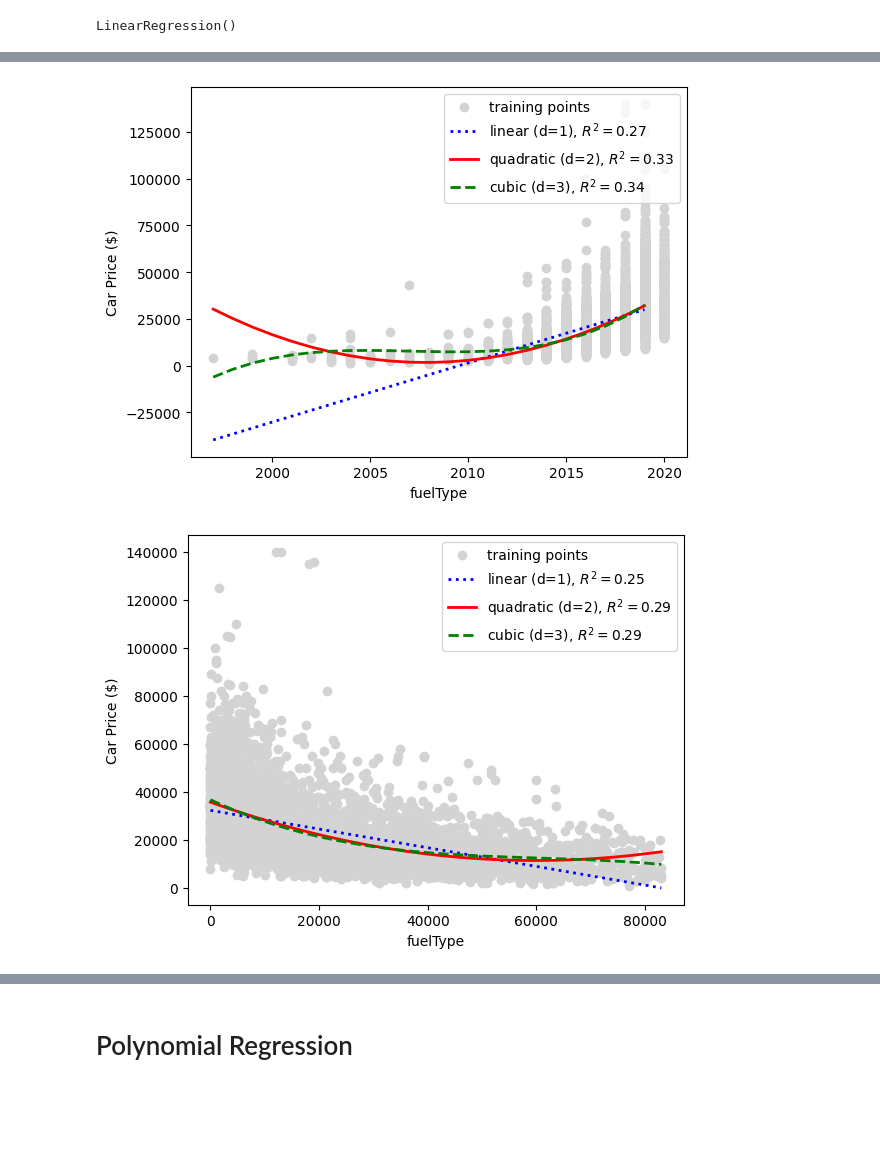
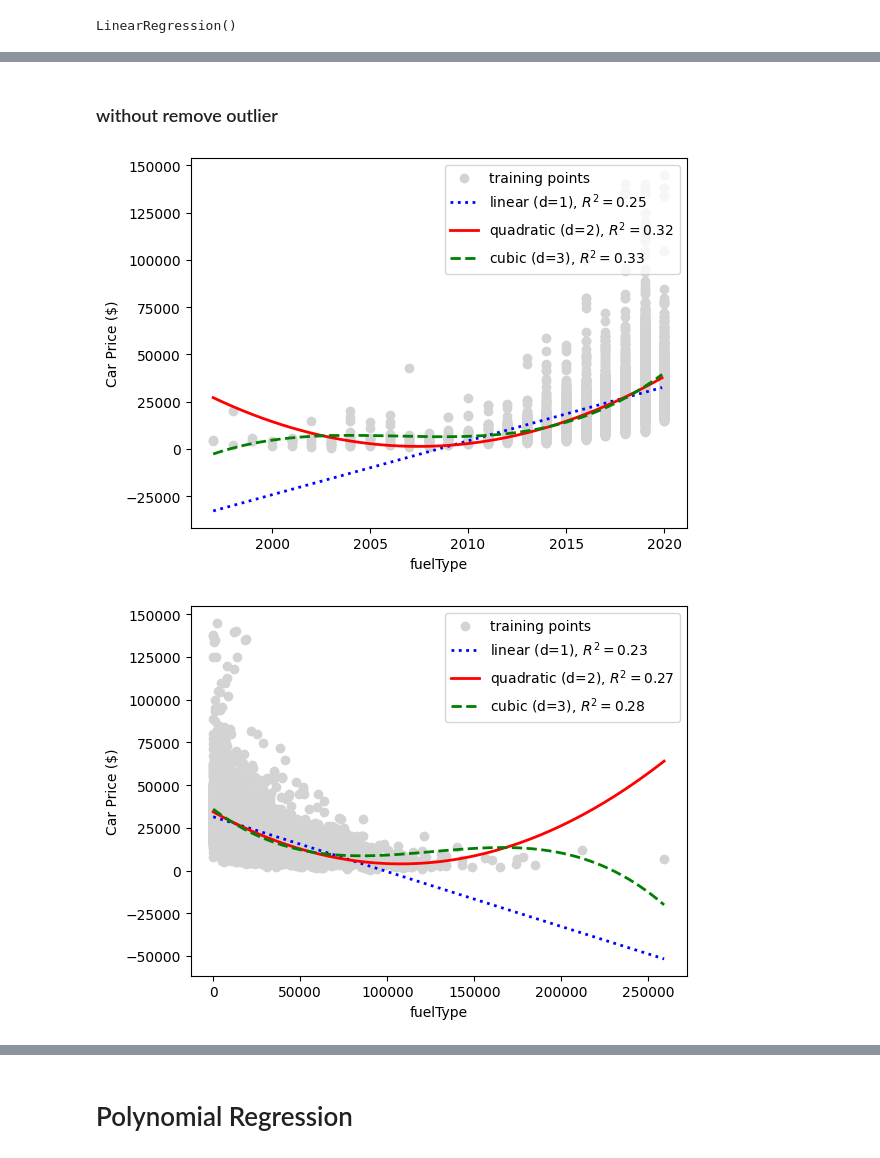
Before and after one commit to ICE-COMMA/ds_introduction, a Jupyter notebook: 2nd homework/linear regression.ipynb, the cells around one changed output, grey strips where cells are left out. Drawn from its saved outputs; the diff is of its cells as text; code cells hidden in the pictures; blank space fills up the shorter version.

```diff
--- a/2nd homework/linear regression.ipynb
+++ b/2nd homework/linear regression.ipynb
@@ -119,10 +105,6 @@ def treatment_outlier(col, data) :
 # %%
 #carID는 index로 지정
 data = data.set_index('carID')
-# %%
-col_preprocessing = ['mileage', 'mpg', 'engineSize']
-for col in col_preprocessing :
-    data = treatment_outlier(col, data)
 # %% [markdown]
 ## 범주형 변수 이진화
 # %%
@@ -259,5 +259,7 @@ Test Adjusted R^2: 0.7947549162250416
+# %% [markdown]
+### without remove outlier
 # %%
-def plot_regression(xval) :
+def plot_regression(xval, data) :
     X = data[[xval]].values
     y = data['price'].values
 
@@ -268,7 +270,7 @@ def plot_regression(xval) :
     X_quad = quadratic.fit_transform(X)
     X_cubic = cubic.fit_transform(X)
 
-    X_fit = np.arange(X.min(), X.max(), 1)[:, np.newaxis]
+    X_fit = np.arange(X.min(), X.max(), 0.1)[:, np.newaxis]
 
     regr = regr.fit(X, y)
     y_lin_fit = regr.predict(X_fit)
@@ -308,11 +310,11 @@ def plot_regression(xval) :
 
     plt.show()
 # %%
-plot_regression('year')
+plot_regression('year', data)
 # %% [output]
-[figure, old version]
+[figure, new version]
 # %%
-plot_regression('mileage')
+plot_regression('mileage', data)
 # %% [output]
-[figure, old version]
+[figure, new version]
 # %%
```
Also changed, not shown: parts of 34 cells of this notebook.
